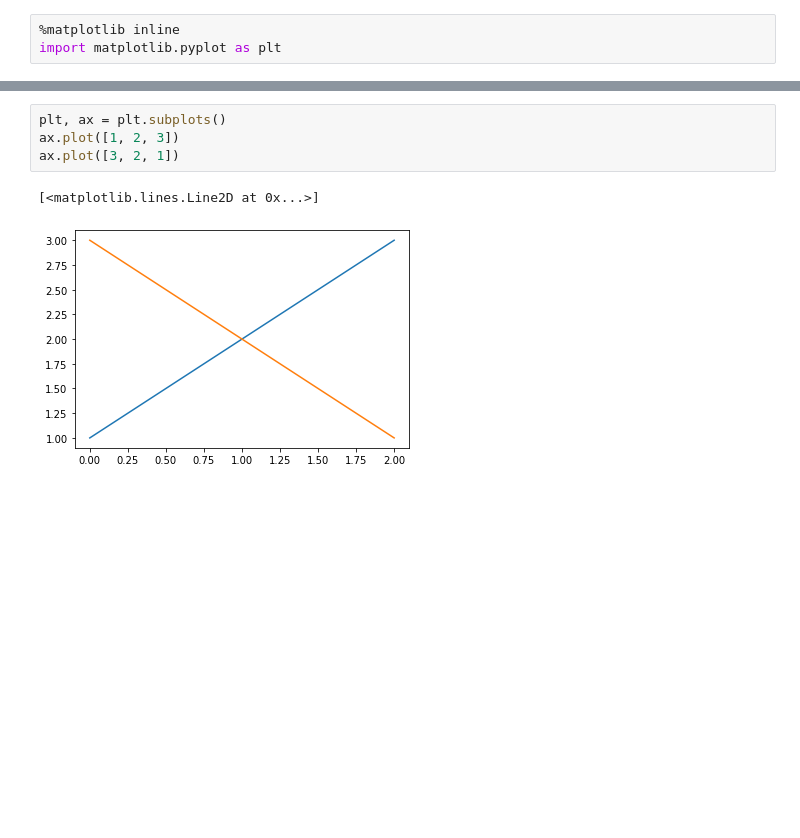
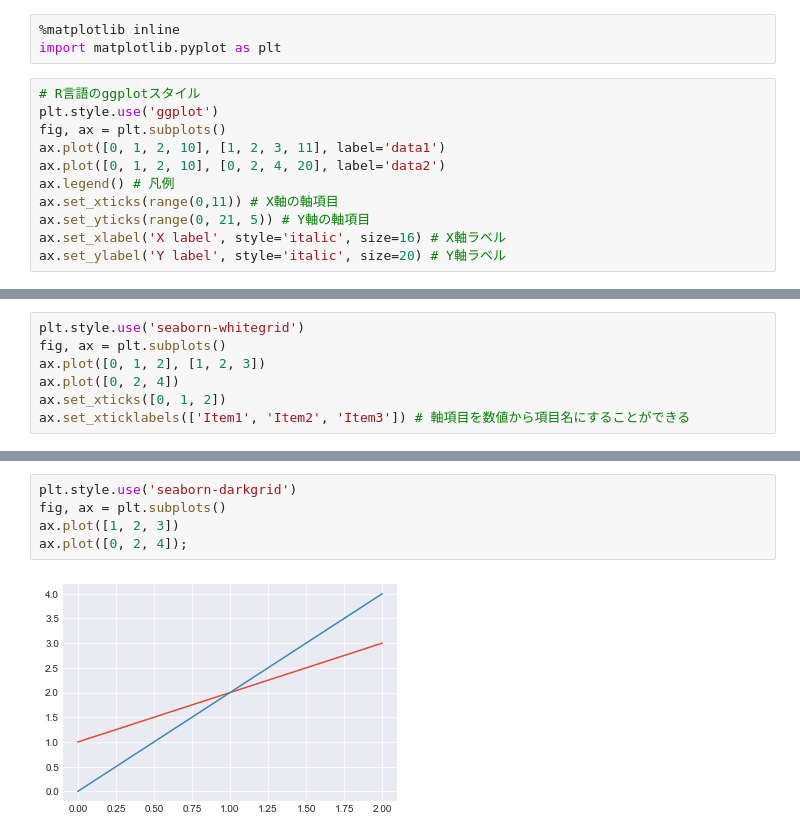
Before and after one commit to necoak/jupyternotebook, a Jupyter notebook: learn_matplot.ipynb, the cells around one changed output, grey strips where cells are left out. Drawn from its saved outputs; the diff is of its cells as text; blank space fills up the shorter version.

```diff
--- a/learn_matplot.ipynb
+++ b/learn_matplot.ipynb
@@ -1,3 +1,14 @@
 # %%
 %matplotlib inline
 import matplotlib.pyplot as plt
+# %%
+# R言語のggplotスタイル
+plt.style.use('ggplot')
+fig, ax = plt.subplots()
+ax.plot([0, 1, 2, 10], [1, 2, 3, 11], label='data1')
+ax.plot([0, 1, 2, 10], [0, 2, 4, 20], label='data2')
+ax.legend() # 凡例
+ax.set_xticks(range(0,11)) # X軸の軸項目
+ax.set_yticks(range(0, 21, 5)) # Y軸の軸項目
+ax.set_xlabel('X label', style='italic', size=16) # X軸ラベル
+ax.set_ylabel('Y label', style='italic', size=20) # Y軸ラベル
@@ -3,0 +18,7 @@ import matplotlib.pyplot as plt
+# %%
+plt.style.use('seaborn-whitegrid')
+fig, ax = plt.subplots()
+ax.plot([0, 1, 2], [1, 2, 3])
+ax.plot([0, 2, 4])
+ax.set_xticks([0, 1, 2])
+ax.set_xticklabels(['Item1', 'Item2', 'Item3']) # 軸項目を数値から項目名にすることができる
@@ -4,7 +28,7 @@ import matplotlib.pyplot as plt
 # %%
-plt, ax = plt.subplots()
+plt.style.use('seaborn-darkgrid')
+fig, ax = plt.subplots()
 ax.plot([1, 2, 3])
-ax.plot([3, 2, 1])
+ax.plot([0, 2, 4]);
 # %% [output]
-[<matplotlib.lines.Line2D at 0x...>]
-[figure, old version]
+[figure, new version]
```
Also changed, not shown: parts of 2 cells of this notebook, 2 other files.
